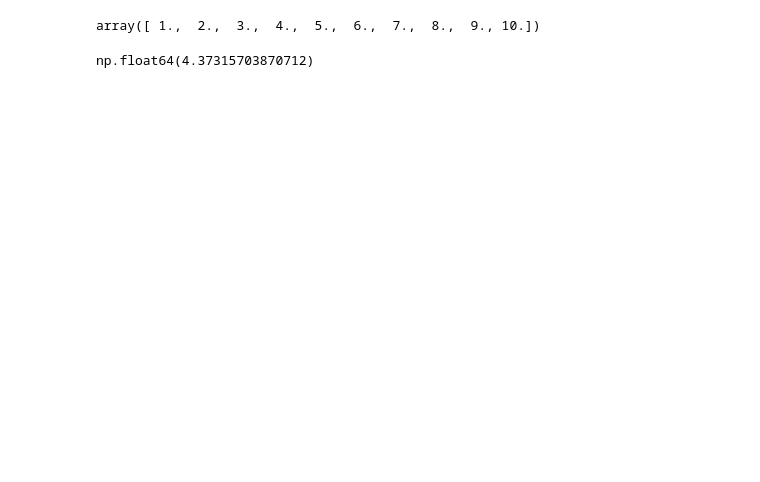
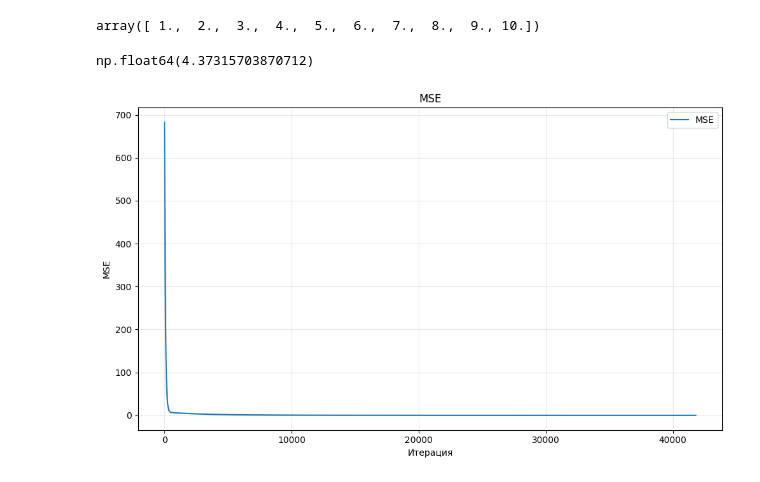
Before and after one commit to 9ecolla/MA-Big-Data-Analytics, a Jupyter notebook: Akhmetov_Ruslan_gradient_descent.ipynb, the cells around one changed output. Cells and saved outputs as stored; diff of their text form; code cells hidden in the pictures; blank space fills up the shorter version.

```diff
--- a/Akhmetov_Ruslan_gradient_descent.ipynb
+++ b/Akhmetov_Ruslan_gradient_descent.ipynb
@@ -430,7 +431,7 @@ def iteration(beta: np.ndarray, samples: np.ndarray, targets: np.ndarray, learni
     gradient = calculate_gradient(beta, samples, targets)
 
     # Обновите веса модели используя градиент выше. Не перепутайте знак :)
-    new_beta = beta - learning_rate * calculate_gradient(beta, samples, targets)
+    new_beta = beta - learning_rate * gradient
 
     return new_beta
 # %%
@@ -476,13 +477,7 @@ def learn(samples: pd.DataFrame, targets: pd.DataFrame,
         if abs(new_mse - iteration_loss_dict[itera-1]) < threshold:
           beta = new_beta
           break
-###
 
-
-
-    if abs(new_mse - iteration_loss_dict[itera-1]) < threshold:
-
-###
         # Обновляем предыдущее значение весов
         beta = new_beta
 
@@ -517,3 +510,25 @@ array([ 1.,  2.,  3.,  4.,  5.,  6.,  7.,  8.,  9., 10.])
 model.intercept_
 # %% [output]
 np.float64(4.37315703870712)
+# %%
+import matplotlib.pyplot as plt
+
+def plot_loss(iteration_loss_dict, title="MSE"):
+    iters = sorted(iteration_loss_dict.keys())
+    losses = [iteration_loss_dict[i] for i in iters]
+
+    plt.figure(figsize=(10, 6))
+    plt.plot(iters, losses, linewidth=1.5, label="MSE")
+
+
+    plt.xlabel("Итерация")
+    plt.ylabel("MSE")
+    plt.title(title)
+    plt.grid(True, alpha=0.3)
+    plt.legend()
+    plt.tight_layout()
+    plt.show()
+
+plot_loss(iteration_loss_dict)
+# %% [output]
+[figure, added]
```
Also changed, not shown: parts of 6 cells of this notebook.
